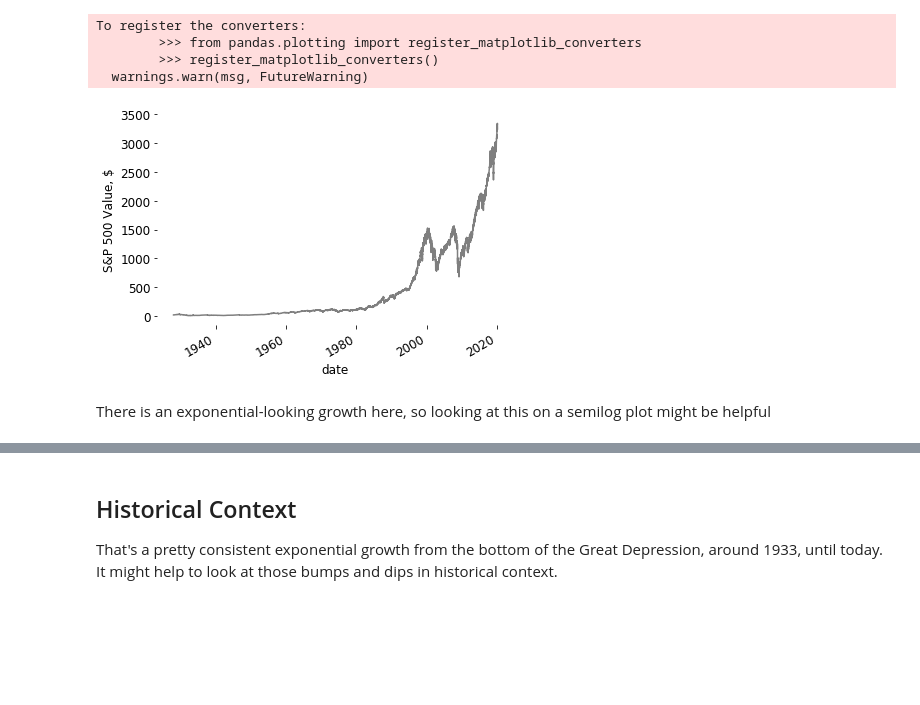
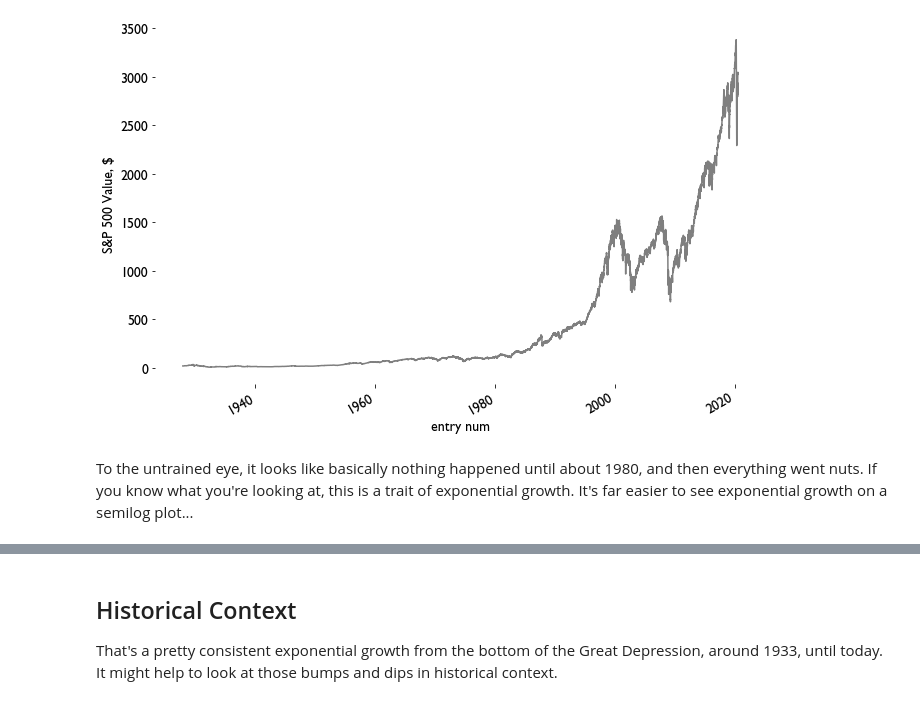
Before and after one commit to sdwebb/sp500_random_walk, a Jupyter notebook: notebooks/sp500_projection_model.ipynb, the cells around one changed output, grey strips where cells are left out. Cells and saved outputs as stored; diff of their text form; code cells hidden in the pictures; blank space fills up the shorter version.

```diff
--- a/notebooks/sp500_projection_model.ipynb
+++ b/notebooks/sp500_projection_model.ipynb
@@ -49,9 +70,7 @@ sp500_df['Date']      = pd.to_datetime(sp500_df.Date)
 sp500_df['DayOfYear'] = sp500_df.Date.dt.dayofyear
 sp500_df['Year']      = sp500_df.Date.dt.year
 sp500_df['Month']     = sp500_df.Date.dt.month
-sp500_df['Dat']       = sp500_df.Date.dt.day
-
-t_years = np.array(list(range(0, np.shape(sp500_df['Open'])[0])))/365.
+sp500_df['Day']       = sp500_df.Date.dt.day
 # %%
 # take a peak at the structure of the data
 sp500_df.head()
@@ -83,23 +102,19 @@ sp500_df.describe()
 # %%
 # lets look at the long term trend for the opening value
 fig, ax = plt.subplots()
-ax.plot(sp500_df.Date, sp500_df.Open, c='tab:gray')
-ax.set_xlabel('date', fontsize=12)
-ax.set_ylabel('S&P 500 Value, $', fontsize=12)
+ax.plot(sp500_df.Date, sp500_df.Open, c=tableau20['deep_gray'])
+ax.set_xlabel('entry num')
+ax.set_ylabel('S&P 500 Value, $')
 
 fig.autofmt_xdate()
 
 fig.tight_layout()
 fig.savefig('sp500.png', bbox_inches="tight");
 fig.show();
 # %% [output]
-To register the converters:
-        >>> from pandas.plotting import register_matplotlib_converters
-        >>> register_matplotlib_converters()
-  warnings.warn(msg, FutureWarning)
-[figure, old version]
+[figure, new version]
-# %% [markdown]
-There is an exponential-looking growth here, so looking at this on a semilog plot might be helpful
+# %% [markdown]
+To the untrained eye, it looks like basically nothing happened until about 1980, and then everything went nuts. If you know what you're looking at, this is a trait of exponential growth. It's far easier to see exponential growth on a semilog plot...
 # %%
 # Compare the fit to the real data on a semi-log plot
 fig, ax = plt.subplots()
```
Also changed, not shown: parts of 63 cells of this notebook, 1 other file.
